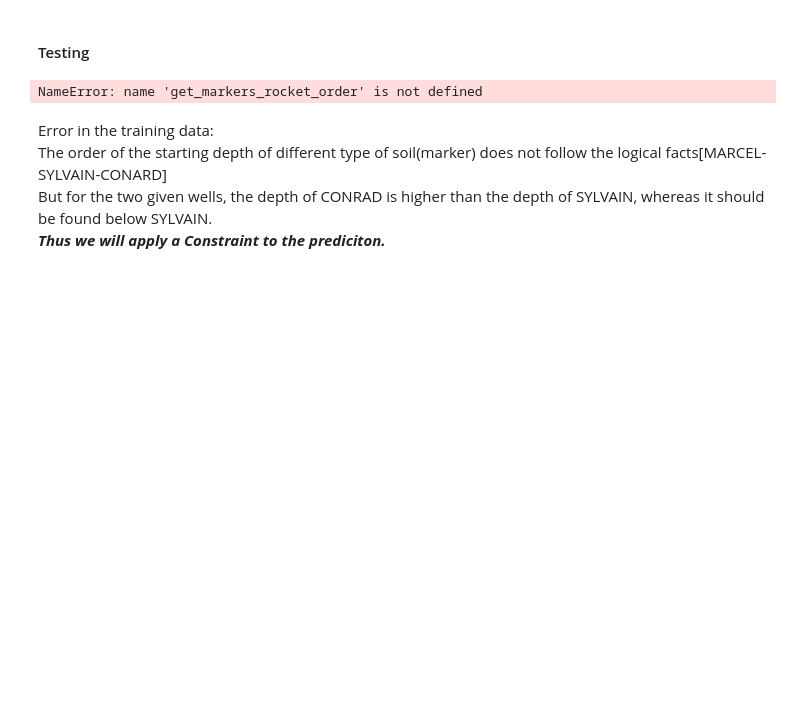
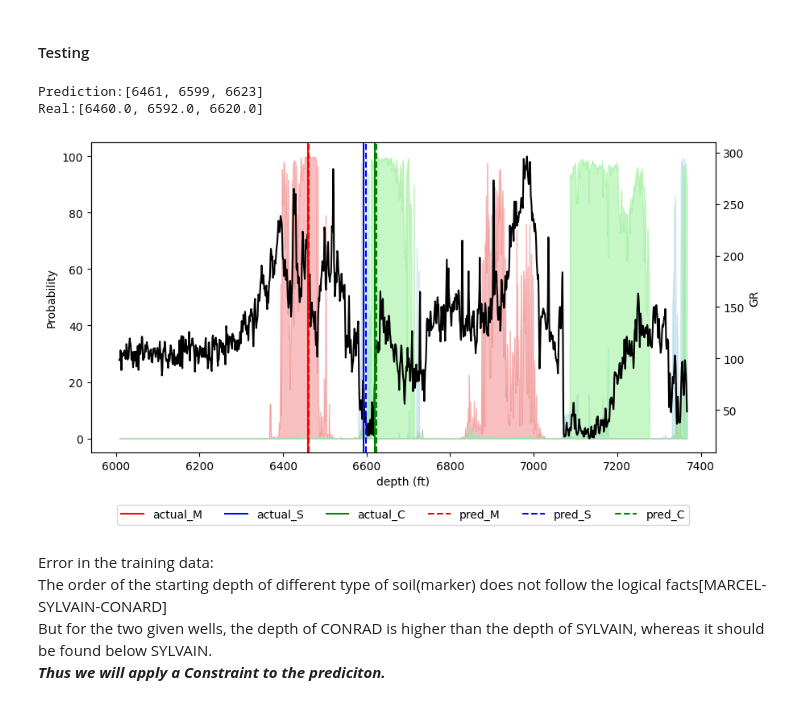
Before and after one commit to wyyccc0422/CRP_TimeSeriesClassification, a Jupyter notebook: Implementation_ROCKET.ipynb, the cells around one changed output. Drawn from its saved outputs; the diff is of its cells as text; code cells hidden in the pictures; blank space fills up the shorter version.

```diff
--- a/Implementation_ROCKET.ipynb
+++ b/Implementation_ROCKET.ipynb
@@ -254,20 +219,24 @@ Please also refer to the documentation for alternative solver options:
 # %%
 # Example Testing with one well before start process prediciton on the entire testing dataset
 
+df_tops = df_tops[df_tops.index.isin(well_array[0][0])]
+
 wsize = 201 #adjust as needed
-well = 512325817
+well = 512322535
 input_variable=['GR']
-pred_column = ['None','Marcel', 'Sylvian', 'Conrad']
+pred_column = ['None','Marcel', 'Sylvain', 'Conrad']
 
 #Predict Marker Depth without Constraint
-pred_m, df_wm = get_markers_rocket_order(f_mean, f_std, df_test_log, well, pred_column, wsize, input_variable, rocket_faster, classifier_xgb, classifier, xgb = True)
+pred_m, df_wm = get_markers_rocket_order(f_mean, f_std, df_test_log, well, pred_column, wsize, input_variable, rocket_faster, classifier_xgb, classifier,xgb = True)
 
 td  = list(df_test_tops.loc[[well][0]])
 print(f'Prediction:{pred_m}')
 print(f'Real:{td}')
 plot_pred_distribution(td, pred_m, df_wm)
 # %% [output]
-NameError: name 'get_markers_rocket_order' is not defined
+Prediction:[6461, 6599, 6623]
+Real:[6460.0, 6592.0, 6620.0]
+[figure, added]
 # %% [markdown]
 Error in the training data:<br>
 The order of the starting depth of different type of soil(marker) does not follow the logical facts[MARCEL-SYLVAIN-CONARD]<br>
```
Also changed, not shown: parts of 12 cells of this notebook, 12 other files.
